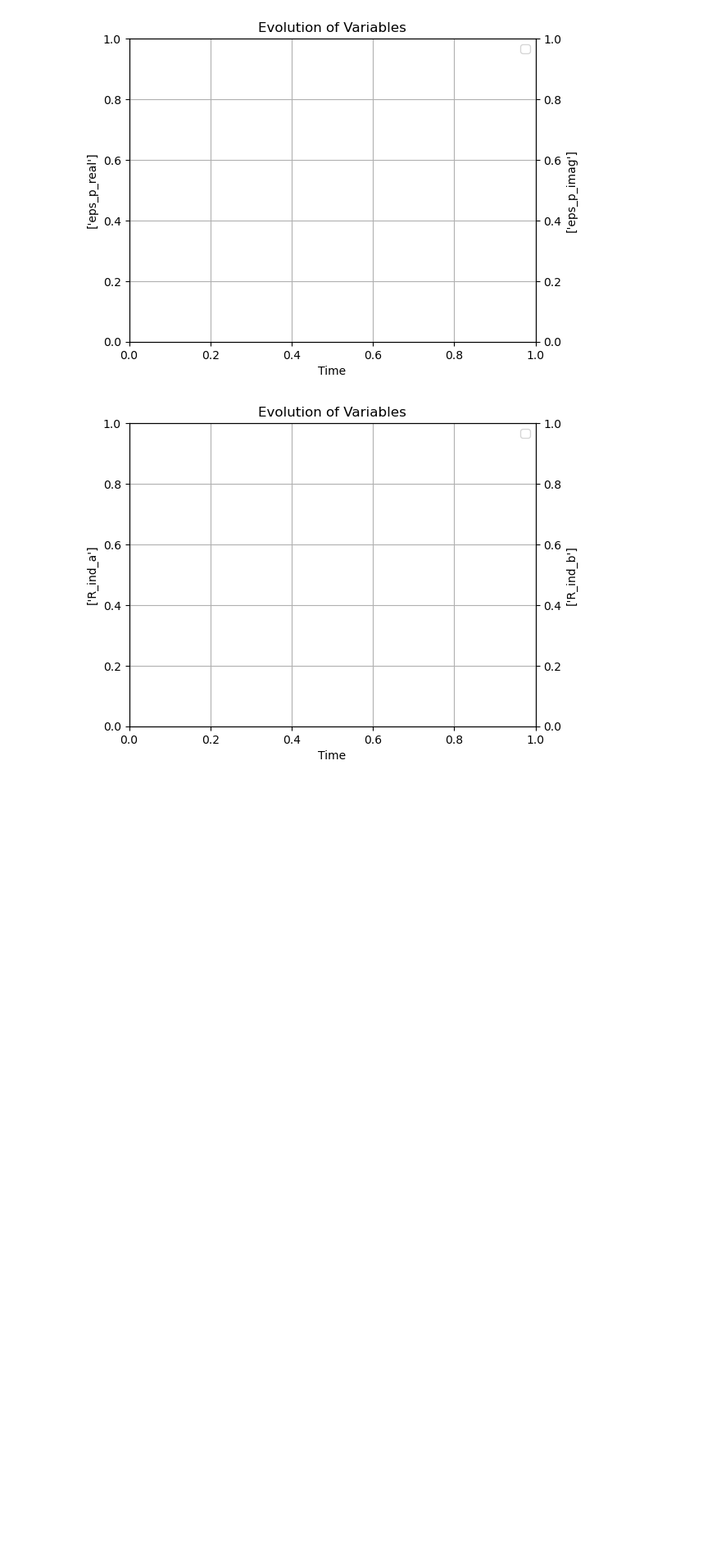
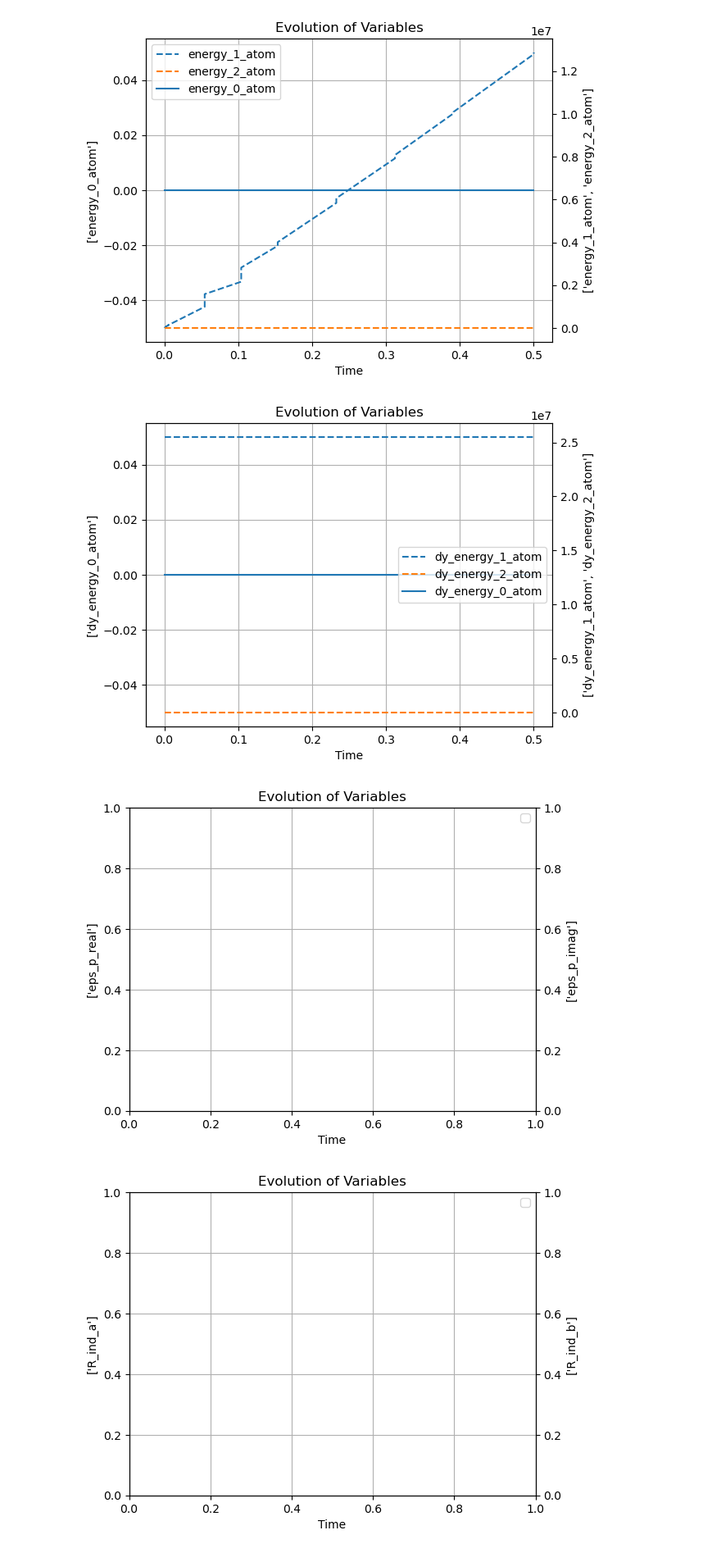
Before and after one commit to sverdier136/AtmopropX__0D-global-model, a Jupyter notebook: src/results_analysis.ipynb, the cells around one changed output. Shown at 82% size. Cells and saved outputs as stored; diff of their text form; code cells hidden in the pictures; blank space fills up the shorter version.

```diff
--- a/src/results_analysis.ipynb
+++ b/src/results_analysis.ipynb
@@ -61,3 +61,9 @@ plot_variables(['dy_energy_0'], ['dy_energy_1', 'dy_energy_2'])
+# %%
+plot_variables(['energy_0_atom'], ['energy_1_atom', 'energy_2_atom'])
+plot_variables(['dy_energy_0_atom'], ['dy_energy_1_atom', 'dy_energy_2_atom'])
+# %% [output]
+[figure, added]
+[figure, added]
 # %%
 plot_variables(["eps_p_real"], ["eps_p_imag"])
 # %% [output]
```
Also changed, not shown: parts of 5 cells of this notebook, 4 other files.
